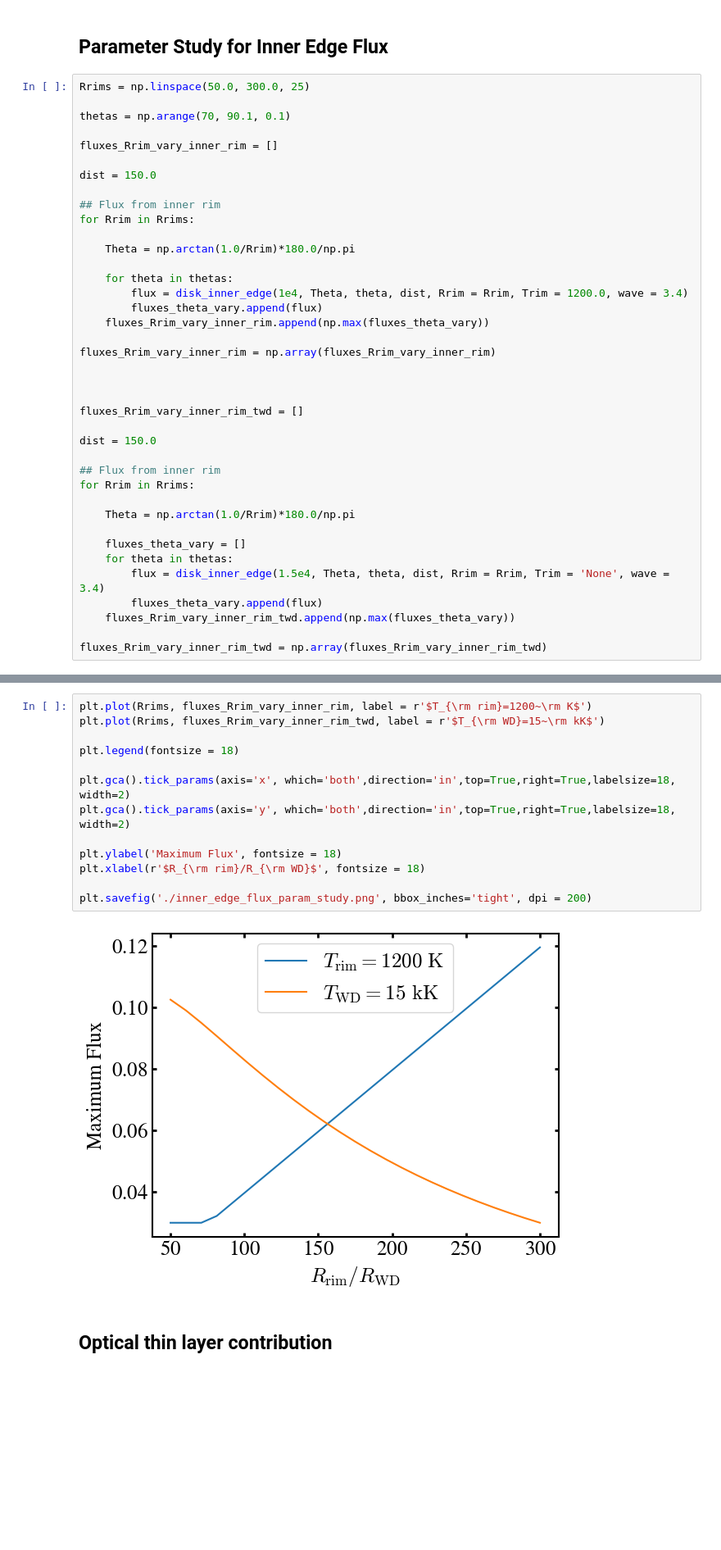
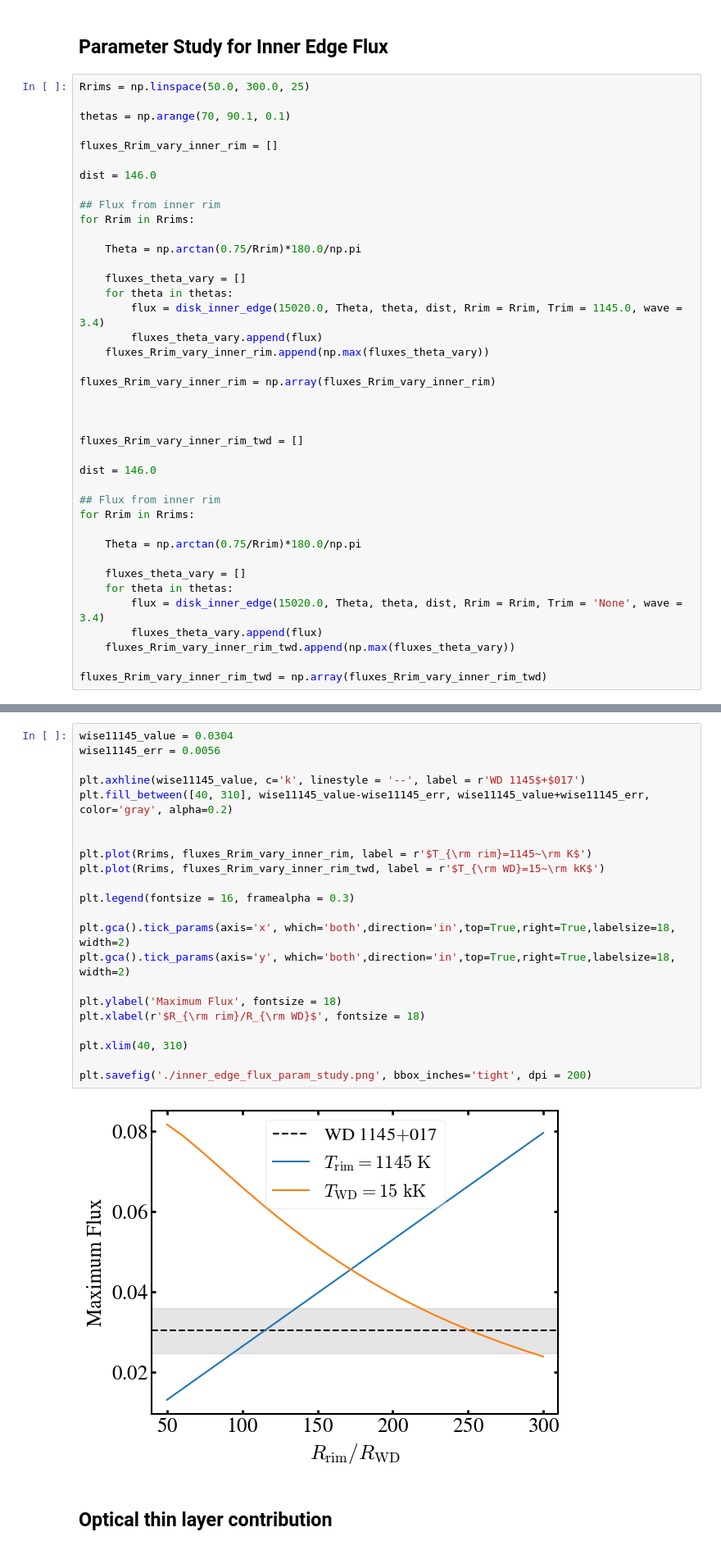
Before and after one commit to Soumin1908/wd_thick_disk_models, a Jupyter notebook: near_infrared_emission.ipynb, the cells around one changed output, grey strips where cells are left out. Shown: that part at 82% size. Cells and saved outputs as stored; diff of their text form; blank space fills up the shorter version.

```diff
--- a/near_infrared_emission.ipynb
+++ b/near_infrared_emission.ipynb
@@ -414,15 +414,16 @@ thetas = np.arange(70, 90.1, 0.1)
 
 fluxes_Rrim_vary_inner_rim = []
 
-dist = 150.0
+dist = 146.0
 
 ## Flux from inner rim
 for Rrim in Rrims:
 
-    Theta = np.arctan(1.0/Rrim)*180.0/np.pi
+    Theta = np.arctan(0.75/Rrim)*180.0/np.pi
 
+    fluxes_theta_vary = []
     for theta in thetas:
-        flux = disk_inner_edge(1e4, Theta, theta, dist, Rrim = Rrim, Trim = 1200.0, wave = 3.4)
+        flux = disk_inner_edge(15020.0, Theta, theta, dist, Rrim = Rrim, Trim = 1145.0, wave = 3.4)
         fluxes_theta_vary.append(flux)
     fluxes_Rrim_vary_inner_rim.append(np.max(fluxes_theta_vary))
 
@@ -432,16 +433,16 @@ fluxes_Rrim_vary_inner_rim = np.array(fluxes_Rrim_vary_inner_rim)
 
 fluxes_Rrim_vary_inner_rim_twd = []
 
-dist = 150.0
+dist = 146.0
 
 ## Flux from inner rim
 for Rrim in Rrims:
 
-    Theta = np.arctan(1.0/Rrim)*180.0/np.pi
+    Theta = np.arctan(0.75/Rrim)*180.0/np.pi
 
     fluxes_theta_vary = []
     for theta in thetas:
-        flux = disk_inner_edge(1.5e4, Theta, theta, dist, Rrim = Rrim, Trim = 'None', wave = 3.4)
+        flux = disk_inner_edge(15020.0, Theta, theta, dist, Rrim = Rrim, Trim = 'None', wave = 3.4)
         fluxes_theta_vary.append(flux)
     fluxes_Rrim_vary_inner_rim_twd.append(np.max(fluxes_theta_vary))
 
@@ -461,18 +450,27 @@ print(fluxes_Rrim_vary_inner_rim)
 # %%
-plt.plot(Rrims, fluxes_Rrim_vary_inner_rim, label = r'$T_{\rm rim}=1200~\rm K$')
+wise11145_value = 0.0304
+wise11145_err = 0.0056
+
+plt.axhline(wise11145_value, c='k', linestyle = '--', label = r'WD 1145$+$017')
+plt.fill_between([40, 310], wise11145_value-wise11145_err, wise11145_value+wise11145_err, color='gray', alpha=0.2)
+
+
+plt.plot(Rrims, fluxes_Rrim_vary_inner_rim, label = r'$T_{\rm rim}=1145~\rm K$')
 plt.plot(Rrims, fluxes_Rrim_vary_inner_rim_twd, label = r'$T_{\rm WD}=15~\rm kK$')
 
-plt.legend(fontsize = 18)
+plt.legend(fontsize = 16, framealpha = 0.3)
 
 plt.gca().tick_params(axis='x', which='both',direction='in',top=True,right=True,labelsize=18, width=2)
 plt.gca().tick_params(axis='y', which='both',direction='in',top=True,right=True,labelsize=18, width=2)
 
 plt.ylabel('Maximum Flux', fontsize = 18)
 plt.xlabel(r'$R_{\rm rim}/R_{\rm WD}$', fontsize = 18)
 
+plt.xlim(40, 310)
+
 plt.savefig('./inner_edge_flux_param_study.png', bbox_inches='tight', dpi = 200)
 # %% [output]
-[figure, old version]
+[figure, new version]
 # %% [markdown]
 ## Optical thin layer contribution
 # %%
```
Also changed, not shown: parts of 1 cell of this notebook.
